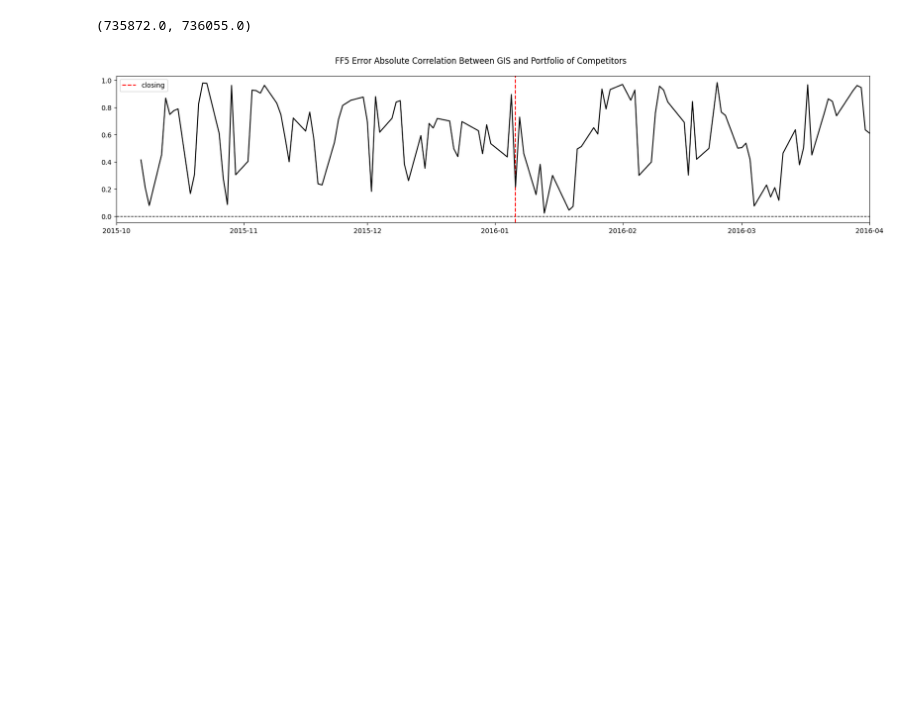
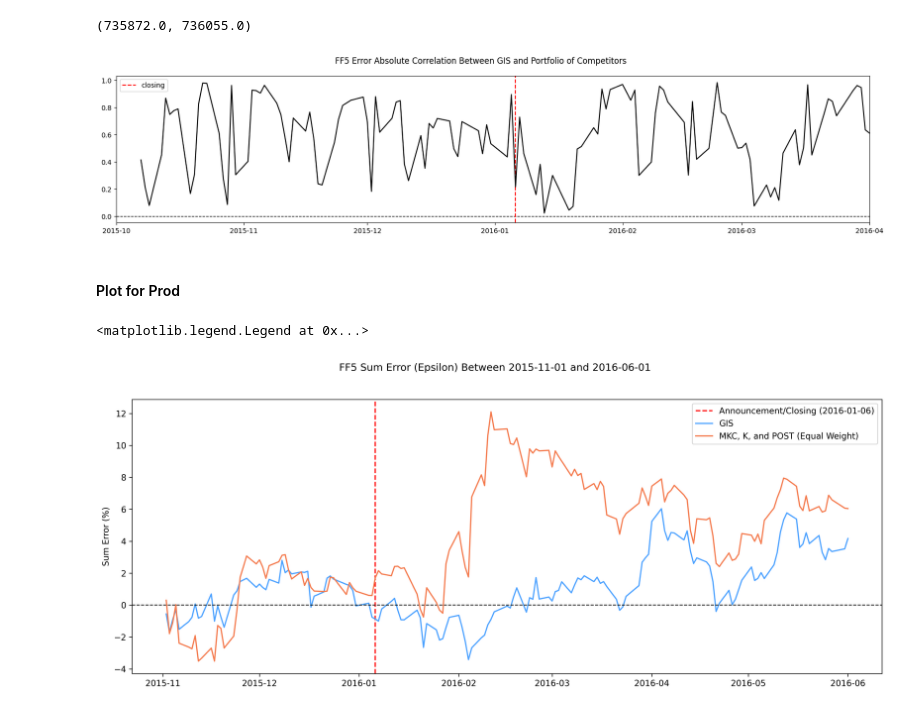
Before and after one commit to chrisliii/FINE-452, a Jupyter notebook: M&A_CAPM_FF3_Daily_Portfolio_GIS.ipynb, the cells around one changed output. Saved outputs shown, nothing was run; the diff lists cells and outputs as text; code cells hidden in the pictures; blank space fills up the shorter version.

Commit message:
Plots for Prod

```diff
--- a/M&A_CAPM_FF3_Daily_Portfolio_GIS.ipynb
+++ b/M&A_CAPM_FF3_Daily_Portfolio_GIS.ipynb
@@ -849,17 +849,17 @@ def FF5CumulativeRegressionPortfolio(stock_name_list, begin_date, end_date):
   # Epsilon
   df_ticker_FF['Epsilon'] = df_ticker_FF.DailyReturn - df_ticker_FF.RF - df_ticker_FF.PredReturn
   # RollingSumEpsilon
-  df_ticker_FF['RollingSumEpsilon'] = df_ticker_FF.Epsilon.rolling(30).sum()
+  #df_ticker_FF['RollingSumEpsilon'] = df_ticker_FF.Epsilon.rolling(30).sum()
   # CumSumEpsilon
-  for date in df_ticker_FF[df_ticker_FF.Date >= begin_date + relativedelta(months=12)].Date.tolist():
+  for date in df_ticker_FF[df_ticker_FF.Date >= begin_date].Date.tolist():
     df_ticker_FF.loc[df_ticker_FF.Date == date, 'CumSumEpsilon'] = df_ticker_FF[df_ticker_FF.Date <= date].Epsilon.sum()
   # AbsEpsilon
-  df_ticker_FF['AbsEpsilon'] = abs(df_ticker_FF['Epsilon'])
+  #df_ticker_FF['AbsEpsilon'] = abs(df_ticker_FF['Epsilon'])
   # RollingAvgAbsEpsilon
-  df_ticker_FF['RollingAvgAbsEpsilon'] = df_ticker_FF.AbsEpsilon.rolling(30).mean()
+  #df_ticker_FF['RollingAvgAbsEpsilon'] = df_ticker_FF.AbsEpsilon.rolling(30).mean()
   # CumAvgAbsEpsilon
-  for date in df_ticker_FF[df_ticker_FF.Date >= begin_date + relativedelta(months=12)].Date.tolist():
-    df_ticker_FF.loc[df_ticker_FF.Date == date, 'CumAvgAbsEpsilon'] = df_ticker_FF[df_ticker_FF.Date <= date].AbsEpsilon.mean()
+  #for date in df_ticker_FF[df_ticker_FF.Date >= begin_date + relativedelta(months=12)].Date.tolist():
+  #  df_ticker_FF.loc[df_ticker_FF.Date == date, 'CumAvgAbsEpsilon'] = df_ticker_FF[df_ticker_FF.Date <= date].AbsEpsilon.mean()
 
   df_ticker_FF = df_ticker_FF.dropna()
 
@@ -1057,3 +1057,30 @@ ax1.set_xlim([datetime(2015, 10, 1), end_date])
 # %% [output]
 (735872.0, 736055.0)
 [figure]
+# %% [markdown]
+#### Plot for Prod
+# %%
+fig, (ax1) = plt.subplots(1, dpi=300, figsize=(16,6))
+fig.suptitle('FF5 Sum Error (Epsilon) Between 2015-11-01 and 2016-06-01')
+
+begin_date = datetime(2015,11,1)
+end_date = datetime(2016,6,1)
+
+ax1.axvline(x=datetime(2016,1,6), color='red', linestyle='--', label='Announcement/Closing (2016-01-06)')
+
+
+#GIS
+df_ticker_FF = FF5CumulativeRegression('GIS', begin_date, end_date)
+ax1.plot(df_ticker_FF.Date, df_ticker_FF.CumSumEpsilon, label='GIS', color='#4ca2ff')
+ax1.axhline(y=0, linewidth=1, color='black', linestyle='--')
+
+#Portfolio without GIS
+df_ticker_FF = FF5CumulativeRegressionPortfolio(['MKC', 'K', 'POST'], begin_date, end_date)
+ax1.plot(df_ticker_FF.Date, df_ticker_FF.CumSumEpsilon, label='MKC, K, and POST (Equal Weight)', color='#F57A4D')
+#FBBC58
+
+ax1.set_ylabel('Sum Error (%)')
+ax1.legend()
+# %% [output]
+<matplotlib.legend.Legend at 0x...>
+[figure, added]
```
Also changed, not shown: parts of 3 cells of this notebook.
